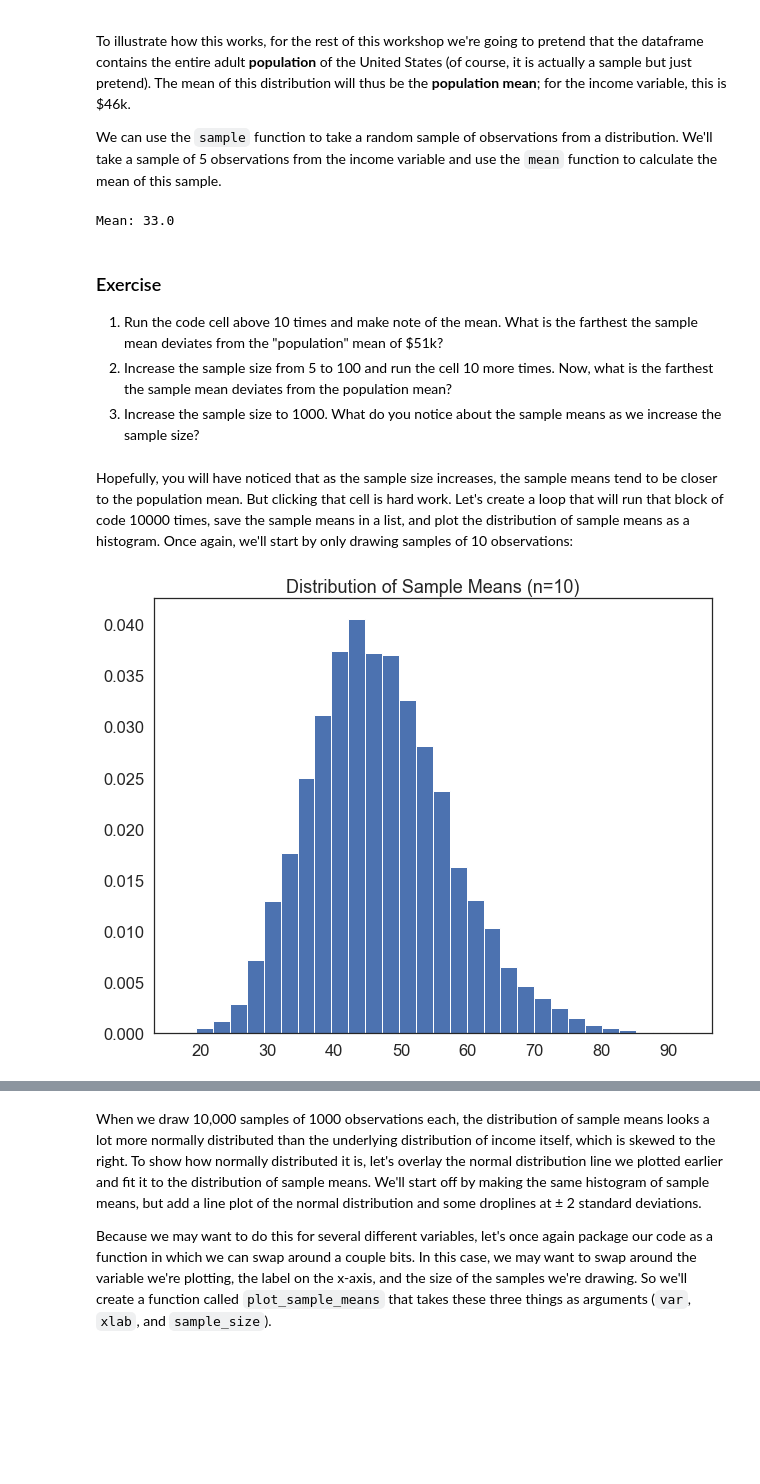
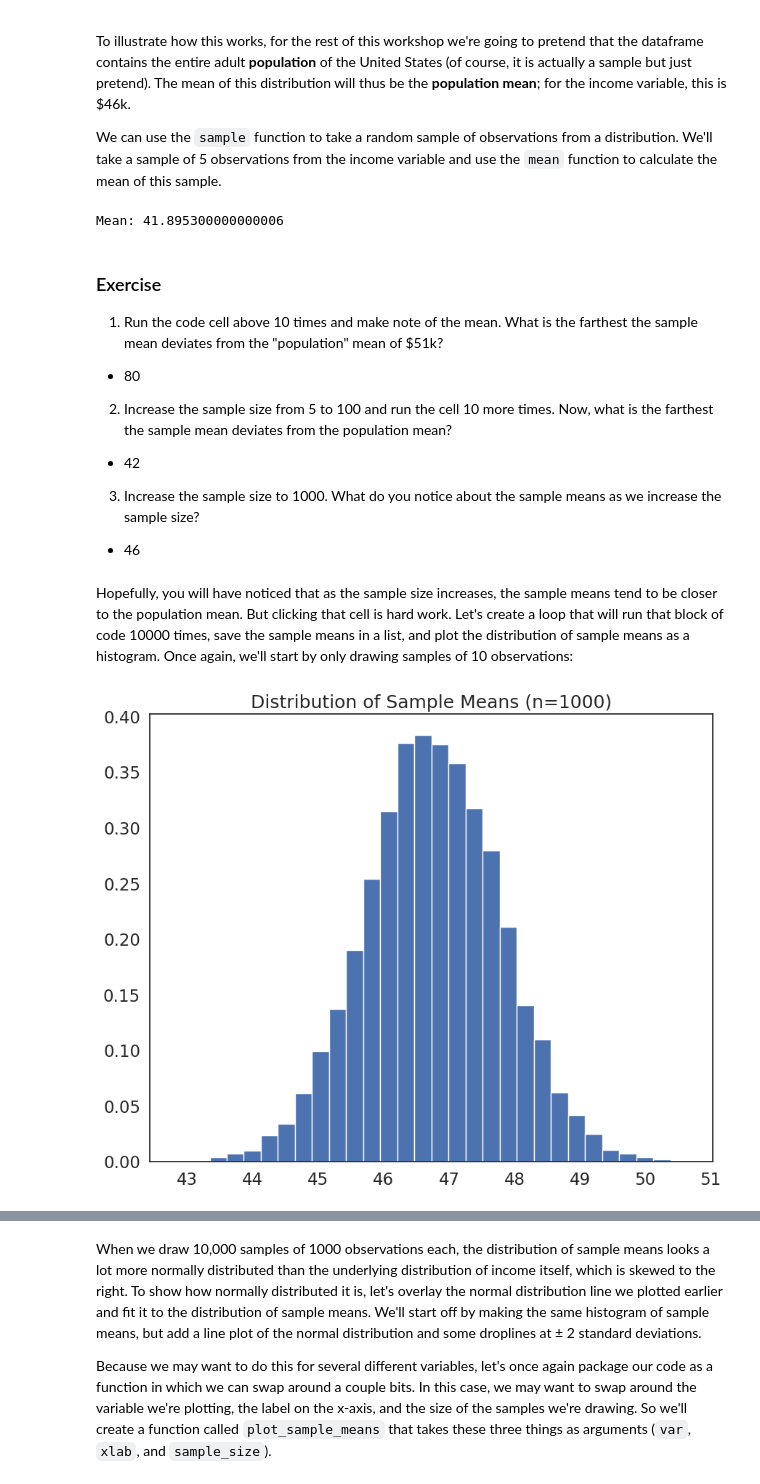
Before and after one commit to snig-17/QM2, a Jupyter notebook: W5_Distributions_and_Basic_Statistics.ipynb, the cells around one changed output, grey strips where cells are left out. Saved outputs shown, nothing was run; the diff lists cells and outputs as text; code cells hidden in the pictures; blank space fills up the shorter version.

```diff
--- a/W5_Distributions_and_Basic_Statistics.ipynb
+++ b/W5_Distributions_and_Basic_Statistics.ipynb
@@ -55,7 +55,7 @@ mkdir: data/wk7: File exists
 # %% [markdown]
 Now that I've imported the libraries I'm going to be using, I'm ready to import the data:
 # %%
-df=pd.read_csv('./data/wk7/cps.csv')
+df=pd.read_csv('./data/wk5/cps.csv')
 df.head()
 # %% [output]
 |  | year | state | age | sex | race | sch | ind | union | incwage | realhrwage | ... |
@@ -172,0 +179,10 @@ what other variables are categorical? Convert them to categorical and describe.
+# %%
+# convert the variables to categorical and describe
+df['sex']=df['sex'].astype('category')
+df['sex'].describe()
+df['union']=df['union'].astype('category')
+df['union'].describe()
+df['occupation']=df['occupation'].astype('category')
+df['occupation'].describe()
+df['ind']=df['ind'].astype('category')
+df['ind'].describe()
@@ -352,35 +396,38 @@ To illustrate how this works, for the rest of this workshop we're going to prete
 
 We can use the `sample` function to take a random sample of observations from a distribution. We'll take a sample of 5 observations from the income variable and use the `mean` function to calculate the mean of this sample.
 # %%
-income_sample = df['income'].sample(5, replace=True) # take a random sample of 10 observations from the income variable
+income_sample = df['income'].sample(100, replace=True) # take a random sample of 10 observations from the income variable
 income_sample_mean=income_sample.mean() # calculate the mean of the sample
 print("Mean: " + str(income_sample_mean)) # print the sample mean
 # %% [output]
-Mean: 33.0
+Mean: 41.895300000000006
 # %% [markdown]
 ### Exercise
 
 1. Run the code cell above 10 times and make note of the mean. What is the farthest the sample mean deviates from the "population" mean of $51k?
+- 80
 2. Increase the sample size from 5 to 100 and run the cell 10 more times. Now, what is the farthest the sample mean deviates from the population mean?
+- 42
 3. Increase the sample size to 1000. What do you notice about the sample means as we increase the sample size?
+- 46
 # %% [markdown]
 Hopefully, you will have noticed that as the sample size increases, the sample means tend to be closer to the population mean. But clicking that cell is hard work. Let's create a loop that will run that block of code 10000 times, save the sample means in a list, and plot the distribution of sample means as a histogram. Once again, we'll start by only drawing samples of 10 observations:
 # %%
 #create an empty list to store sample means
 sample_means=[]
 
-sample_size=10
+sample_size=1000
 # loop 10,000 times.
 for i in range(0,10000):
     sample= df['income'].sample(sample_size, replace=True) # draw a sample of 10 observations from the income variable, with replacement
     sample_mean=sample.mean() # calculate the mean of the sample
     sample_means.append(sample_mean) # append the sample mean to the list of sample means
 
 plt.hist(sample_means, bins=30, edgecolor='white', density=True) # plot a histogram of the sample means
 plt.title('Distribution of Sample Means (n={})'.format(sample_size)) # add a title
 plt.show()
 # %% [output]
-[figure, old version]
+[figure, new version]
 # %% [markdown]
 ### Exercise
 
```
Also changed, not shown: parts of 23 cells of this notebook.
